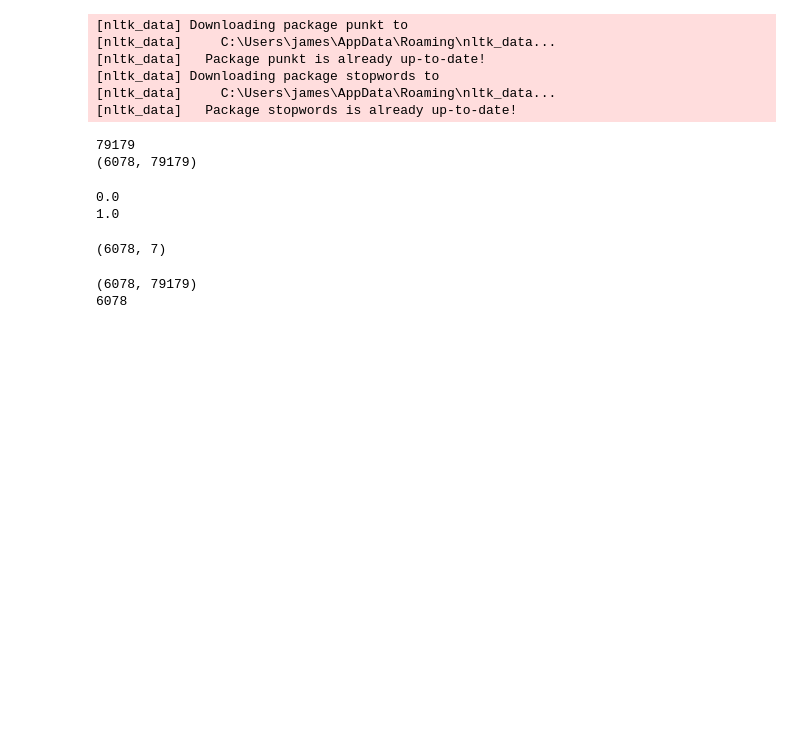
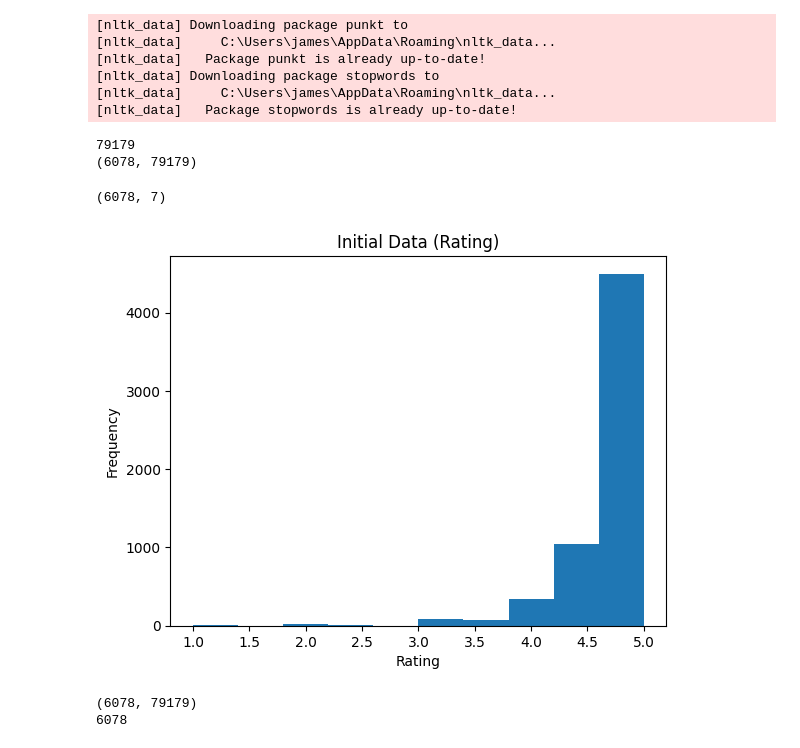
Before and after one commit to JDeasley/airbnb_ratings_predictor, a Jupyter notebook: src/final.ipynb, the cells around one changed output. Saved outputs shown, nothing was run; the diff lists cells and outputs as text; code cells hidden in the pictures; blank space fills up the shorter version.

```diff
--- a/src/final.ipynb
+++ b/src/final.ipynb
@@ -299,25 +245,6 @@ print(X.shape)
 [nltk_data]   Package stopwords is already up-to-date!
 79179
 (6078, 79179)
-# %%
-# CHECKING IF WE NEED TO NORMALISE
-# (We don't. Max value is 1.0, min is 0.0)
-
-arr = X.toarray()
-
-# Print maximum value
-print(np.amin(arr)) # Hoping this is 0.0
-print(np.amax(arr)) # Hoping this is 1.0
-
-# Just curious about the distribution of values
-# Print mean, median, and standard deviation of values
-# print(np.mean(arr))
-# print(np.median(arr))
-# print(np.std(arr))
-# Values are mostly very low
-# %% [output]
-0.0
-1.0
 # %%
 Y = targets.iloc[:, 1:].values
 print(Y.shape)
@@ -332,6 +259,16 @@ Y_loc = Y[:, 5]
 Y_value = Y[:, 6]
 # %% [output]
 (6078, 7)
+# %%
+counts, bins = np.histogram(Y_rating)
+plt.stairs(counts, bins, fill=True)
+
+plt.xlabel('Rating')
+plt.ylabel('Frequency')
+plt.title('Initial Data (Rating)')
+plt.show()
+# %% [output]
+[figure, added]
 # %%
 print(X.shape)
 print(X.shape[0])
```
Also changed, not shown: parts of 46 cells of this notebook, 14 other files.
